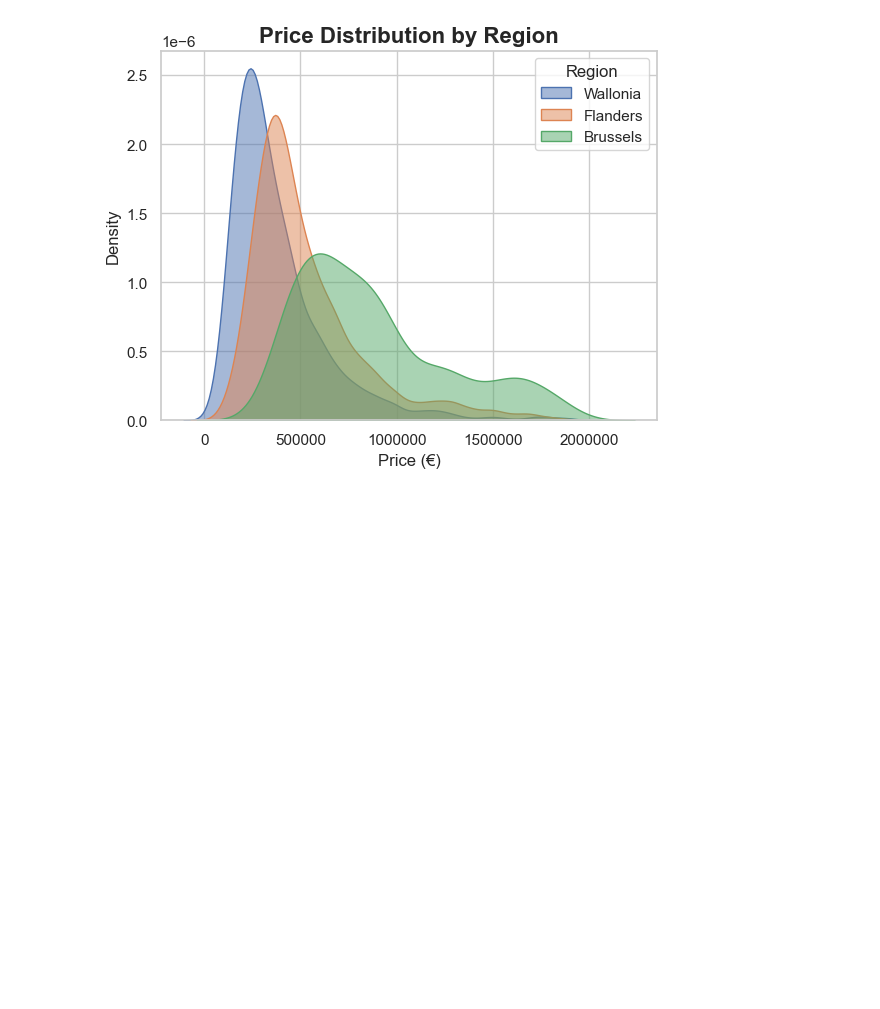
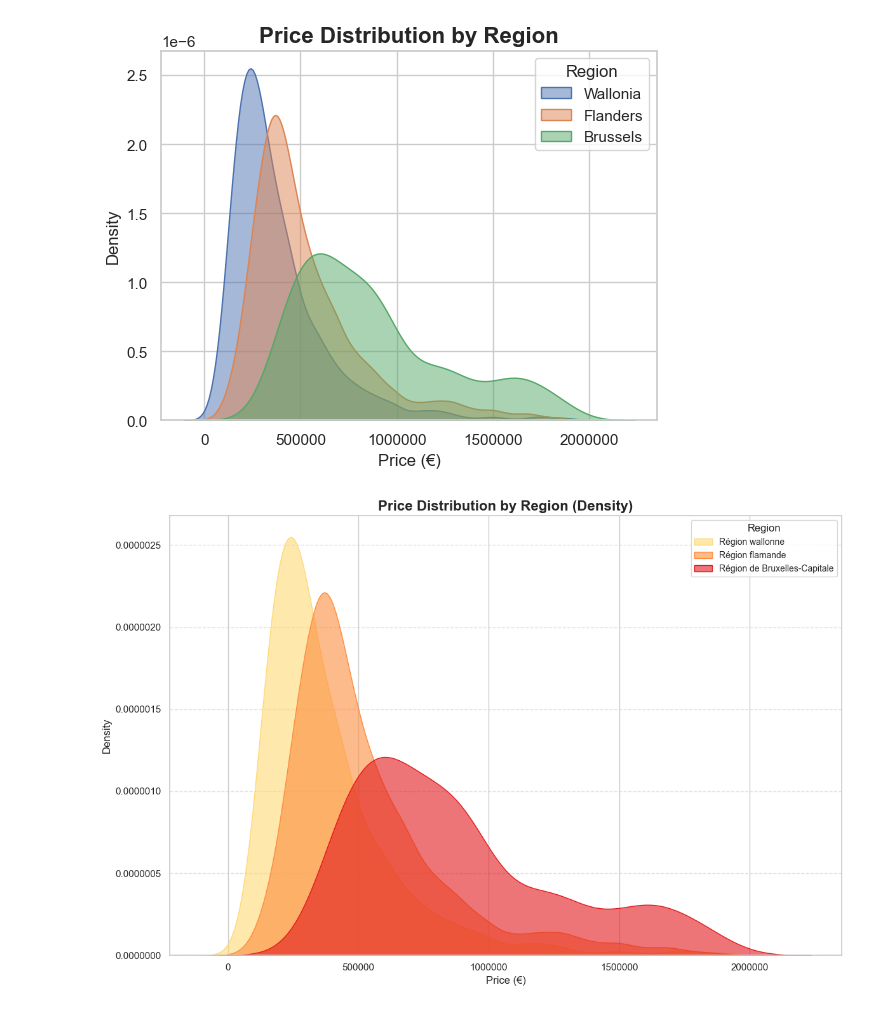
Before and after one commit to Dadelidodu/challenge_immo_analysis, a Jupyter notebook: properties_histo_distribution.ipynb, the cells around one changed output. Drawn from its saved outputs; the diff is of its cells as text; code cells hidden in the pictures; blank space fills up the shorter version.

Commit message:
Add v3 properties_histo_distribution.ipyn branch Patrick

```diff
--- a/properties_histo_distribution.ipynb
+++ b/properties_histo_distribution.ipynb
@@ -3,13 +3,15 @@ import pandas as pd
 import seaborn as sns
 import matplotlib.pyplot as plt
 from matplotlib.ticker import FuncFormatter
-
+import os
 # Load the dataset
 
-file_path = r"C:\Users\Administrator\BXL-Bouman-8\challenge_immo_analysis\data\normalized_dataset.csv"
-file_cp_region_path = r"C:\Users\Administrator\BXL-Bouman-8\challenge_immo_analysis\data\cp_region.csv"
+script_dir = os.path.dirname(os.path.abspath("__file__"))
+file_path = os.path.join(script_dir, "data/normalized_dataset.csv")
+file_cp_region_path = os.path.join(script_dir, "data/cp_region.csv")
+
+cp_region_data = pd.read_csv(file_cp_region_path)
 data = pd.read_csv(file_path)
-cp_region_data = pd.read_csv(file_cp_region_path)
 
 data = pd.merge(data, cp_region_data[['Zip Code', 'region_name_fr']], on='Zip Code', how='left')
 # %%
@@ -99,3 +101,38 @@ plt.legend(title="Region")
 plt.show()
 # %% [output]
 [figure]
+# %%
+regions = ['Région wallonne','Région flamande','Région de Bruxelles-Capitale']
+
+# Set the color palette
+colors = sns.color_palette("YlOrRd", n_colors=len(regions))
+
+# Plotting the Density Plot
+plt.figure(figsize=(12, 8))
+
+for idx, region in enumerate(regions):
+    region_data = data[data["region_name_fr"] == region]["Price"]
+    density_plot = sns.kdeplot(
+        region_data,
+        color=colors[idx],
+        fill=True,
+        alpha=0.6,
+        label=region
+    )
+    # Adjust KDE curve line width
+    if density_plot.lines:
+        density_plot.lines[-1].set_linewidth(2)
+
+# Titles and Labels
+plt.title("Price Distribution by Region (Density)", fontsize=16, weight="bold")
+plt.xlabel("Price (€)", fontsize=12)
+plt.ylabel("Density", fontsize=12)
+plt.ticklabel_format(style="plain", axis="both")  # Remove scientific notation
+plt.legend(title="Region", fontsize=10)
+plt.grid(axis="y", linestyle="--", alpha=0.6)
+
+# Display the plot
+plt.tight_layout()
+plt.show()
+# %% [output]
+[figure, added]
```
